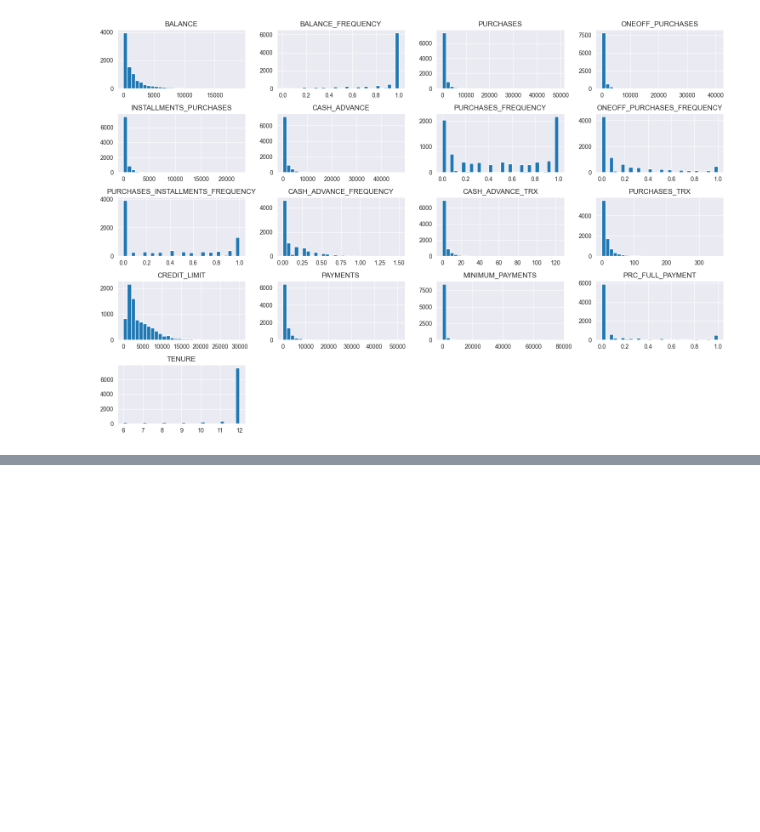
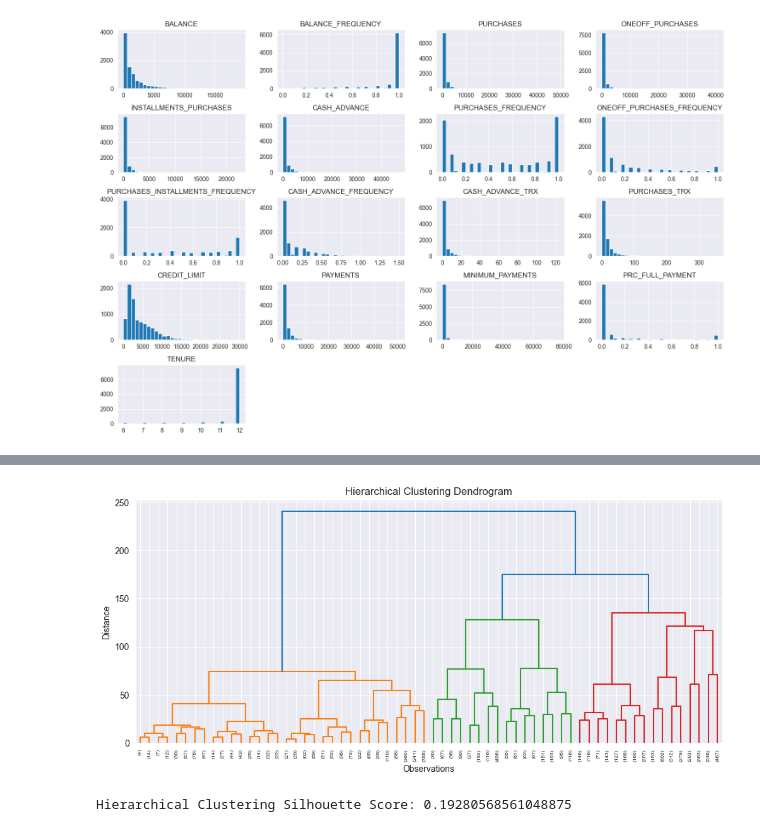
Before and after one commit to rubentak/Unsupervised-Learning-Clustering-Algorithms, a Jupyter notebook: notebook.ipynb, the cells around one changed output, grey strips where cells are left out. Cells and saved outputs as stored; diff of their text form; code cells hidden in the pictures; blank space fills up the shorter version.

```diff
--- a/notebook.ipynb
+++ b/notebook.ipynb
@@ -171,0 +160,25 @@ scaled_df.head()
+# %%
+import numpy as np
+from sklearn.preprocessing import StandardScaler
+
+# Create a copy of the original dataframe
+df_log_transformed = df.copy()
+
+# Apply a log1p transform (log(x+1)) to reduce skewness where appropriate
+# This handles zero and positive values. If there are negative values, consider shifting.
+for col in df_log_transformed.columns:
+    # Check if minimum value is <= 0
+    if df_log_transformed[col].min() <= 0:
+        # Shift the data so that all values are positive
+        shift = 1 - df_log_transformed[col].min()
+        df_log_transformed[col] = np.log1p(df_log_transformed[col] + shift)
+    else:
+        # If already strictly positive, just apply log1p
+        df_log_transformed[col] = np.log1p(df_log_transformed[col])
+
+# Now apply standard scaling to the log-transformed data
+scaler = StandardScaler()
+scaled_df = pd.DataFrame(scaler.fit_transform(df_log_transformed), columns=df_log_transformed.columns)
+
+# Check the transformed and scaled data
+scaled_df.head()
@@ -315,0 +270,21 @@ plt.show()
+# %%
+# Perform linkage for the dendrogram
+linked = linkage(X, method='ward')  # Ward method tries to minimize variance within clusters
+
+plt.figure(figsize=(12, 5))
+dendrogram(linked, truncate_mode='level', p=5)
+plt.title('Hierarchical Clustering Dendrogram')
+plt.xlabel('Observations')
+plt.ylabel('Distance')
+plt.show()
+
+# From the dendrogram, pick a number of clusters you think might be suitable (e.g., 3, 4, or 5)
+hclust = AgglomerativeClustering(n_clusters=optimal_k, linkage='ward')
+hclust_labels = hclust.fit_predict(X)
+
+# Evaluate silhouette score for hierarchical clustering
+hclust_sil = silhouette_score(X, hclust_labels)
+print("Hierarchical Clustering Silhouette Score:", hclust_sil)
+# %% [output]
+[figure, added]
+Hierarchical Clustering Silhouette Score: 0.19280568561048875
```
Also changed, not shown: parts of 45 cells of this notebook.
